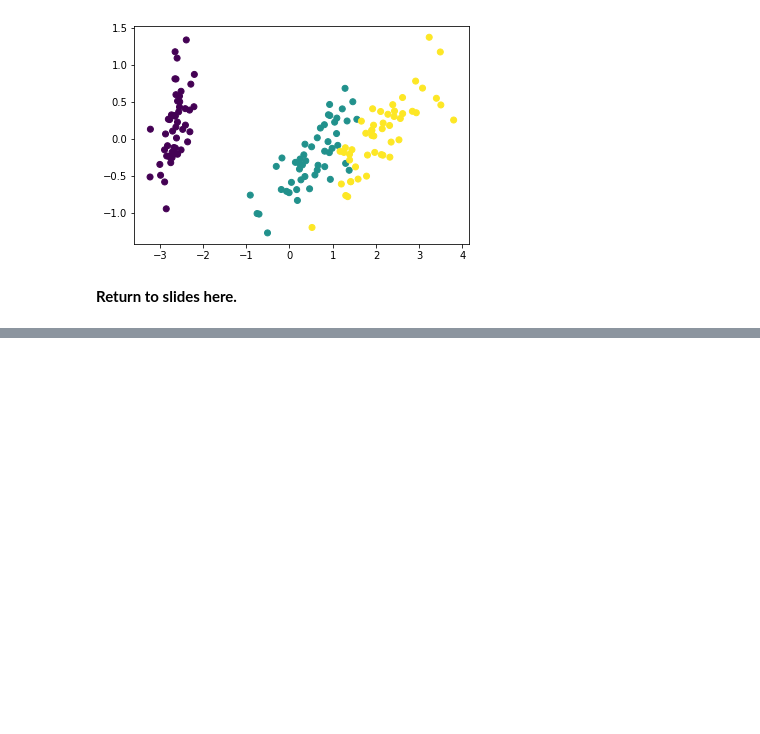
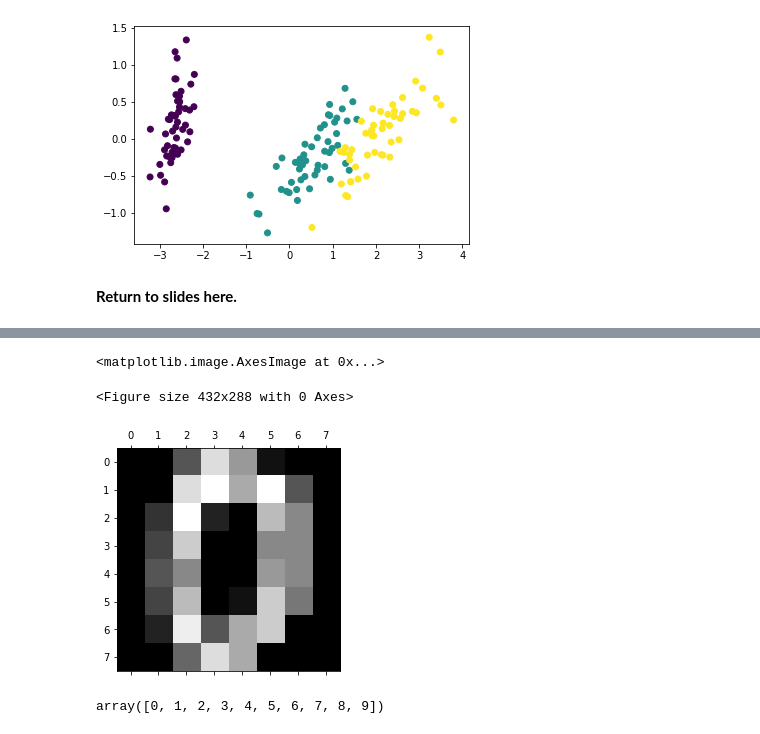
Before and after one commit to Samsu-786/Foundation, a Jupyter notebook: notebooks/2-linear-algebra-ii.ipynb, the cells around one changed output, grey strips where cells are left out. Cells and saved outputs as stored; diff of their text form; code cells hidden in the pictures; blank space fills up the shorter version.

```diff
--- a/notebooks/2-linear-algebra-ii.ipynb
+++ b/notebooks/2-linear-algebra-ii.ipynb
@@ -2168,0 +2172,3 @@ _ = plt.scatter(X[:, 0], X[:, 1], c=Color)
+# %%
+data = load_digits()
+data.keys()
@@ -2168,0 +2195,13 @@ _ = plt.scatter(X[:, 0], X[:, 1], c=Color)
+# %%
+plt.gray()
+plt.matshow(data.data[0].reshape(8,8))
+# %% [output]
+<matplotlib.image.AxesImage at 0x...>
+<Figure size 432x288 with 0 Axes>
+[figure, added]
+# %%
+import numpy as np
+
+np.unique(data.target)
+# %% [output]
+array([0, 1, 2, 3, 4, 5, 6, 7, 8, 9])
```
Also changed, not shown: parts of 9 cells of this notebook.
